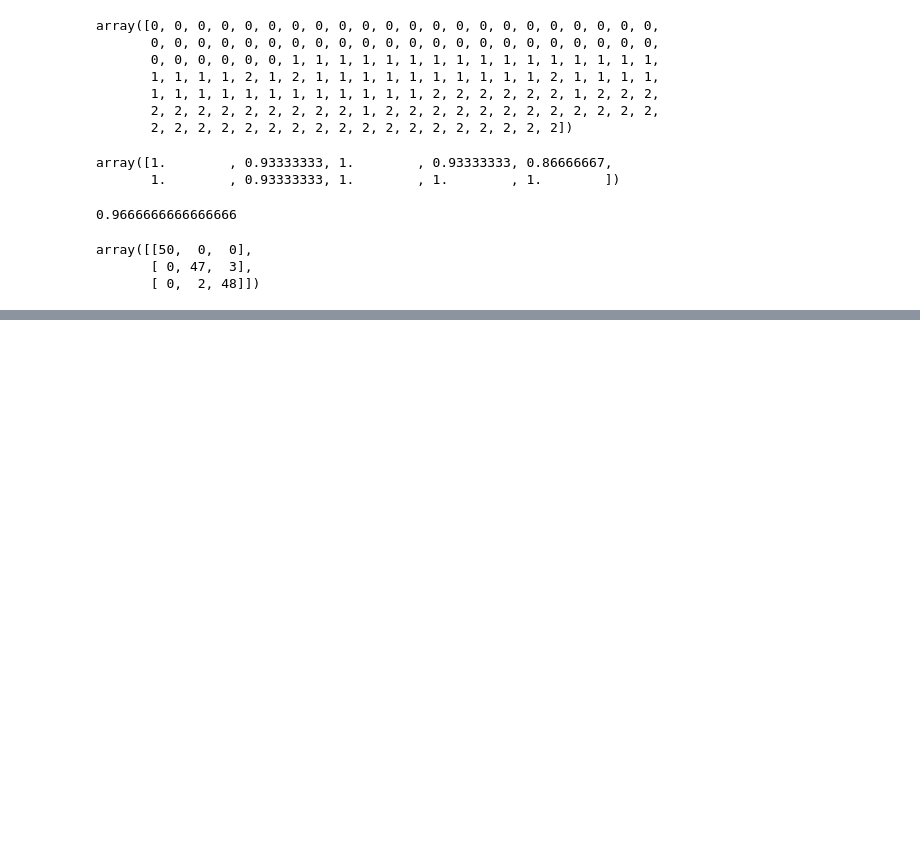
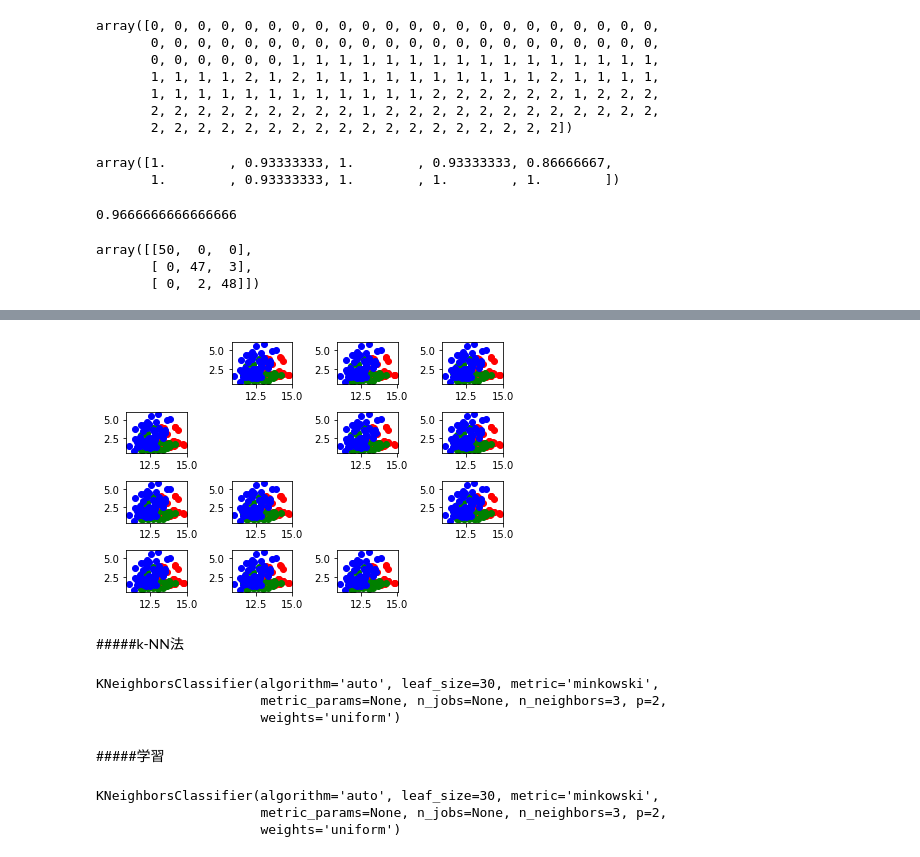
Before and after one commit to piropann/colab, a Jupyter notebook: Untitled0.ipynb, the cells around one changed output, grey strips where cells are left out. Drawn from its saved outputs; the diff is of its cells as text; code cells hidden in the pictures; blank space fills up the shorter version.

```diff
--- a/Untitled0.ipynb
+++ b/Untitled0.ipynb
@@ -251,0 +356,15 @@ array([[50,  0,  0],
+# %%
+count = 0
+for i in range(4):
+  for j in range(4):
+    count+=1
+    if i!=j:
+      plt.subplot(4, 4, count)
+      plt.scatter(wine.data[:50,0],wine.data[:50,1],c='red', label=wine.target_names[0])
+      plt.scatter(wine.data[51:100,0],wine.data[51:100,1],c='green', label=wine.target_names[1])
+      plt.scatter(wine.data[101:150,0],wine.data[101:150,1],c='blue', label=wine.target_names[2])
+plt.tight_layout()
+# %% [output]
+[figure, added]
+# %% [markdown]
+#####k-NN法
@@ -251,0 +373,17 @@ array([[50,  0,  0],
+# %%
+clf = KNeighborsClassifier(n_neighbors=3)
+clf
+# %% [output]
+KNeighborsClassifier(algorithm='auto', leaf_size=30, metric='minkowski',
+                     metric_params=None, n_jobs=None, n_neighbors=3, p=2,
+                     weights='uniform')
+# %% [markdown]
+#####学習
+# %%
+X = wine.data
+y = wine.target
+clf.fit(X,y)
+# %% [output]
+KNeighborsClassifier(algorithm='auto', leaf_size=30, metric='minkowski',
+                     metric_params=None, n_jobs=None, n_neighbors=3, p=2,
+                     weights='uniform')
```
Also changed, not shown: parts of 35 cells of this notebook.
